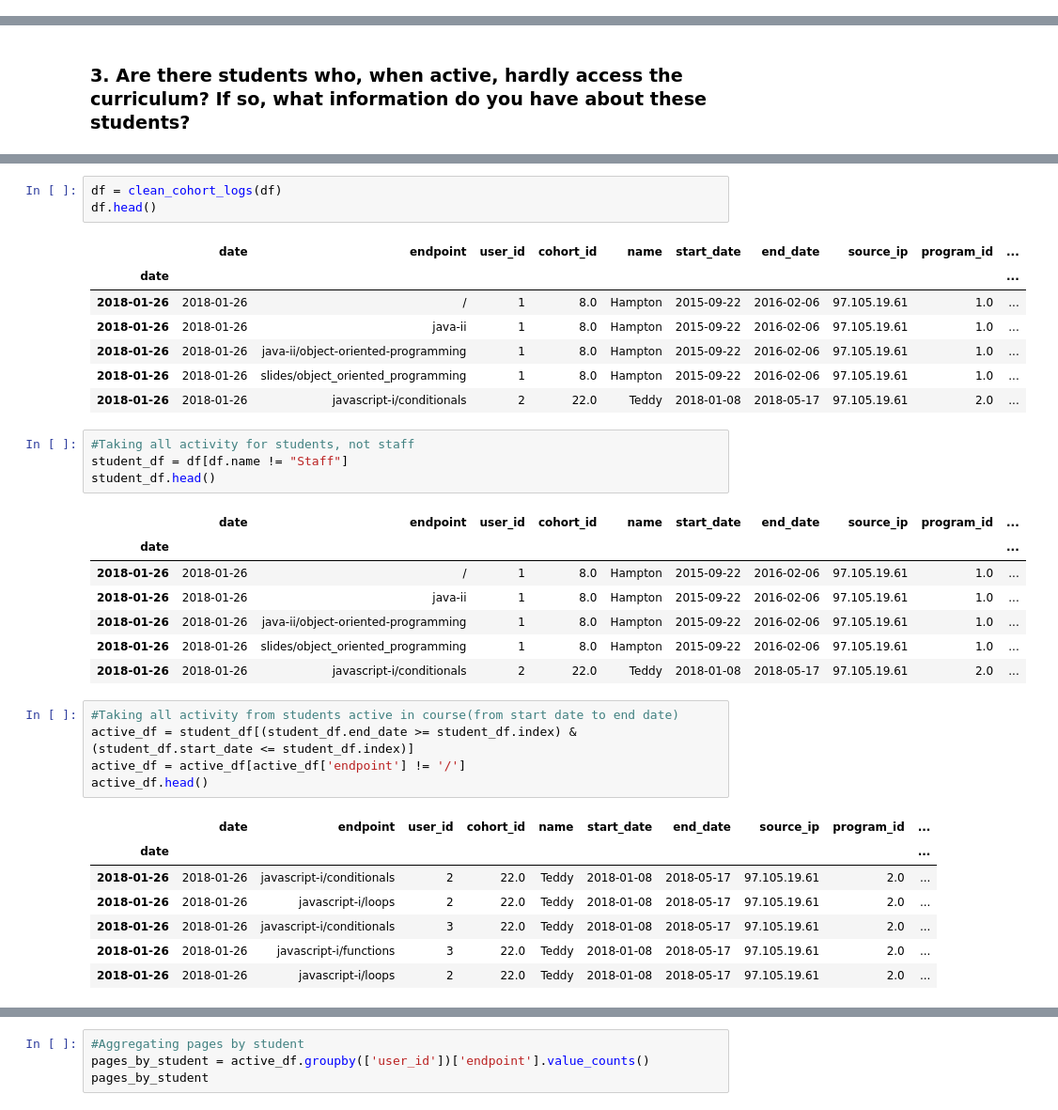
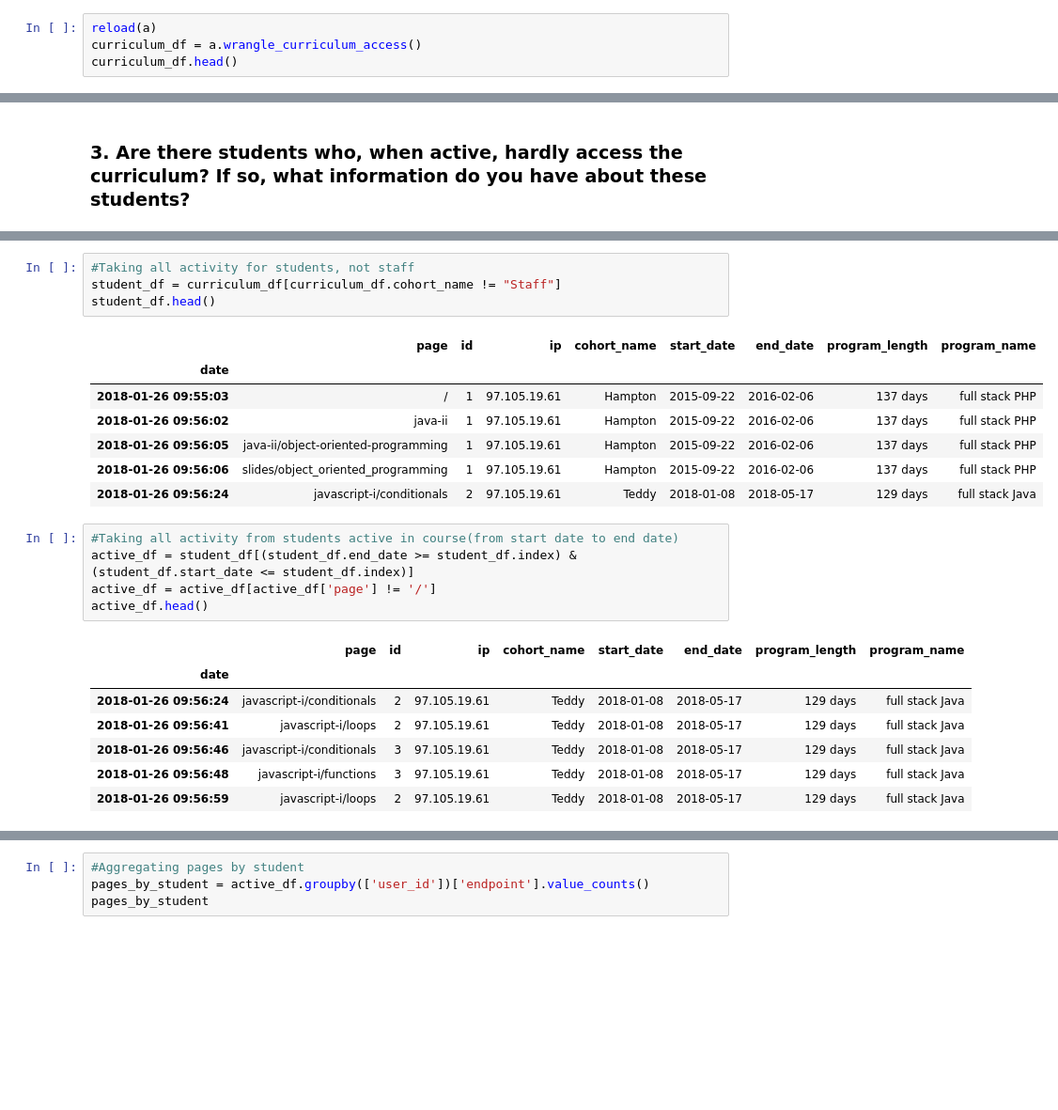
Before and after one commit to codeupdonuts/anomaly-project, a Jupyter notebook: cristina-notebook.ipynb, the cells around one changed output, grey strips where cells are left out. Shown at 94% size. Drawn from its saved outputs; the diff is of its cells as text; blank space fills up the shorter version.

```diff
--- a/cristina-notebook.ipynb
+++ b/cristina-notebook.ipynb
@@ -20,0 +73,4 @@ IndentationError: unindent does not match any outer indentation level (acquire.p
+# %%
+reload(a)
+curriculum_df = a.wrangle_curriculum_access()
+curriculum_df.head()
@@ -185,36 +237,25 @@ def clean_cohort_logs(df):
-# %%
-df = clean_cohort_logs(df)
-df.head()
-# %% [output]
-|  | date | endpoint | user_id | cohort_id | name | start_date | end_date | source_ip | program_id | ... |
-| date |  |  |  |  |  |  |  |  |  | ... |
-| 2018-01-26 | 2018-01-26 | / | 1 | 8.0 | Hampton | 2015-09-22 | 2016-02-06 | 97.105.19.61 | 1.0 | ... |
-| 2018-01-26 | 2018-01-26 | java-ii | 1 | 8.0 | Hampton | 2015-09-22 | 2016-02-06 | 97.105.19.61 | 1.0 | ... |
-| 2018-01-26 | 2018-01-26 | java-ii/object-oriented-programming | 1 | 8.0 | Hampton | 2015-09-22 | 2016-02-06 | 97.105.19.61 | 1.0 | ... |
-| 2018-01-26 | 2018-01-26 | slides/object_oriented_programming | 1 | 8.0 | Hampton | 2015-09-22 | 2016-02-06 | 97.105.19.61 | 1.0 | ... |
-| 2018-01-26 | 2018-01-26 | javascript-i/conditionals | 2 | 22.0 | Teddy | 2018-01-08 | 2018-05-17 | 97.105.19.61 | 2.0 | ... |
 # %%
 #Taking all activity for students, not staff
-student_df = df[df.name != "Staff"]
+student_df = curriculum_df[curriculum_df.cohort_name != "Staff"]
 student_df.head()
 # %% [output]
-|  | date | endpoint | user_id | cohort_id | name | start_date | end_date | source_ip | program_id | ... |
-| date |  |  |  |  |  |  |  |  |  | ... |
-| 2018-01-26 | 2018-01-26 | / | 1 | 8.0 | Hampton | 2015-09-22 | 2016-02-06 | 97.105.19.61 | 1.0 | ... |
-| 2018-01-26 | 2018-01-26 | java-ii | 1 | 8.0 | Hampton | 2015-09-22 | 2016-02-06 | 97.105.19.61 | 1.0 | ... |
-| 2018-01-26 | 2018-01-26 | java-ii/object-oriented-programming | 1 | 8.0 | Hampton | 2015-09-22 | 2016-02-06 | 97.105.19.61 | 1.0 | ... |
-| 2018-01-26 | 2018-01-26 | slides/object_oriented_programming | 1 | 8.0 | Hampton | 2015-09-22 | 2016-02-06 | 97.105.19.61 | 1.0 | ... |
-| 2018-01-26 | 2018-01-26 | javascript-i/conditionals | 2 | 22.0 | Teddy | 2018-01-08 | 2018-05-17 | 97.105.19.61 | 2.0 | ... |
+|  | page | id | ip | cohort_name | start_date | end_date | program_length | program_name |
+| date |  |  |  |  |  |  |  |  |
+| 2018-01-26 09:55:03 | / | 1 | 97.105.19.61 | Hampton | 2015-09-22 | 2016-02-06 | 137 days | full stack PHP |
+| 2018-01-26 09:56:02 | java-ii | 1 | 97.105.19.61 | Hampton | 2015-09-22 | 2016-02-06 | 137 days | full stack PHP |
+| 2018-01-26 09:56:05 | java-ii/object-oriented-programming | 1 | 97.105.19.61 | Hampton | 2015-09-22 | 2016-02-06 | 137 days | full stack PHP |
+| 2018-01-26 09:56:06 | slides/object_oriented_programming | 1 | 97.105.19.61 | Hampton | 2015-09-22 | 2016-02-06 | 137 days | full stack PHP |
+| 2018-01-26 09:56:24 | javascript-i/conditionals | 2 | 97.105.19.61 | Teddy | 2018-01-08 | 2018-05-17 | 129 days | full stack Java |
 # %%
 #Taking all activity from students active in course(from start date to end date)
 active_df = student_df[(student_df.end_date >= student_df.index) & (student_df.start_date <= student_df.index)]
-active_df = active_df[active_df['endpoint'] != '/']
+active_df = active_df[active_df['page'] != '/']
 active_df.head()
 # %% [output]
-|  | date | endpoint | user_id | cohort_id | name | start_date | end_date | source_ip | program_id | ... |
-| date |  |  |  |  |  |  |  |  |  | ... |
-| 2018-01-26 | 2018-01-26 | javascript-i/conditionals | 2 | 22.0 | Teddy | 2018-01-08 | 2018-05-17 | 97.105.19.61 | 2.0 | ... |
-| 2018-01-26 | 2018-01-26 | javascript-i/loops | 2 | 22.0 | Teddy | 2018-01-08 | 2018-05-17 | 97.105.19.61 | 2.0 | ... |
-| 2018-01-26 | 2018-01-26 | javascript-i/conditionals | 3 | 22.0 | Teddy | 2018-01-08 | 2018-05-17 | 97.105.19.61 | 2.0 | ... |
-| 2018-01-26 | 2018-01-26 | javascript-i/functions | 3 | 22.0 | Teddy | 2018-01-08 | 2018-05-17 | 97.105.19.61 | 2.0 | ... |
-| 2018-01-26 | 2018-01-26 | javascript-i/loops | 2 | 22.0 | Teddy | 2018-01-08 | 2018-05-17 | 97.105.19.61 | 2.0 | ... |
+|  | page | id | ip | cohort_name | start_date | end_date | program_length | program_name |
+| date |  |  |  |  |  |  |  |  |
+| 2018-01-26 09:56:24 | javascript-i/conditionals | 2 | 97.105.19.61 | Teddy | 2018-01-08 | 2018-05-17 | 129 days | full stack Java |
+| 2018-01-26 09:56:41 | javascript-i/loops | 2 | 97.105.19.61 | Teddy | 2018-01-08 | 2018-05-17 | 129 days | full stack Java |
+| 2018-01-26 09:56:46 | javascript-i/conditionals | 3 | 97.105.19.61 | Teddy | 2018-01-08 | 2018-05-17 | 129 days | full stack Java |
+| 2018-01-26 09:56:48 | javascript-i/functions | 3 | 97.105.19.61 | Teddy | 2018-01-08 | 2018-05-17 | 129 days | full stack Java |
+| 2018-01-26 09:56:59 | javascript-i/loops | 2 | 97.105.19.61 | Teddy | 2018-01-08 | 2018-05-17 | 129 days | full stack Java |
```
Also changed, not shown: parts of 35 cells of this notebook.
